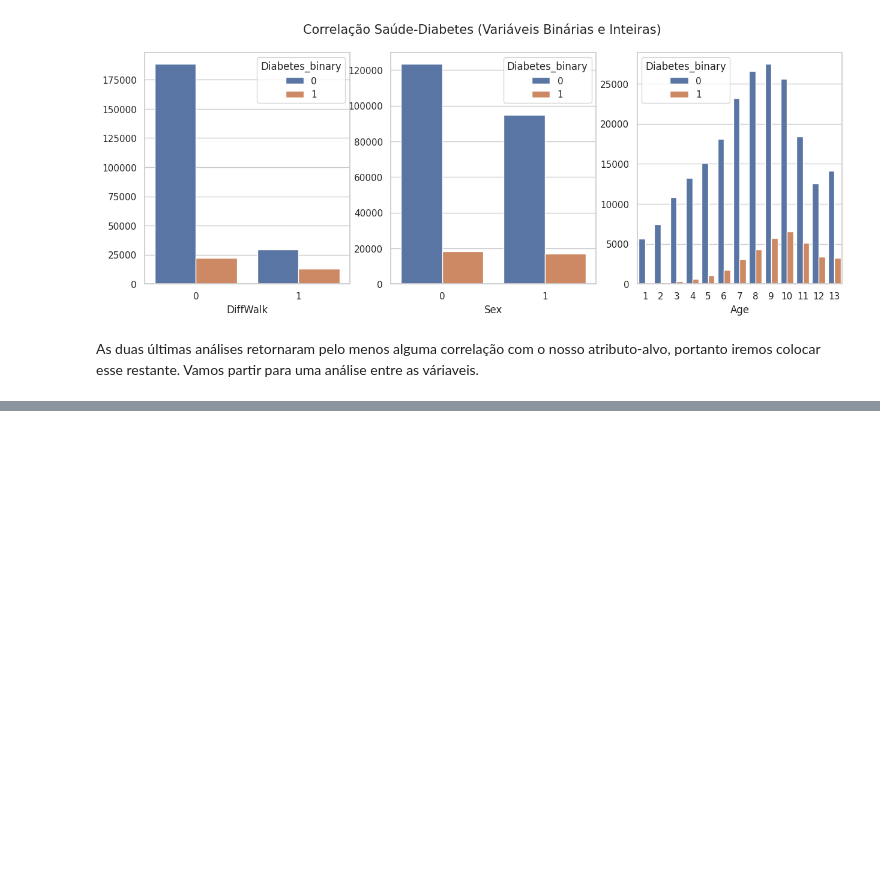
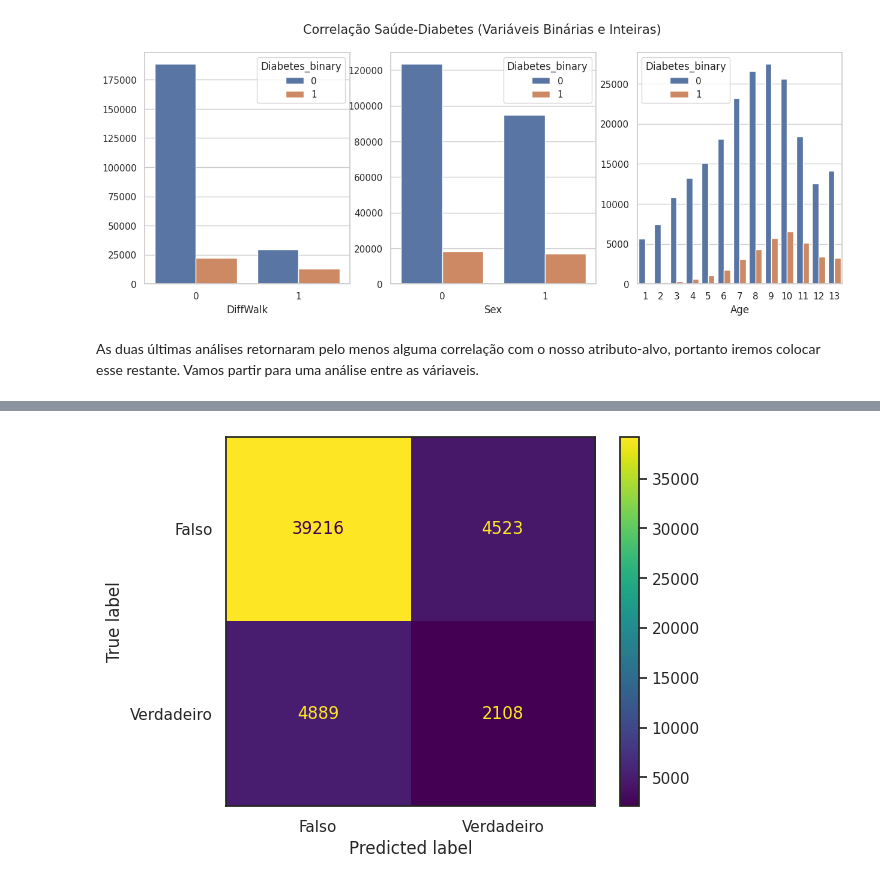
Before and after one commit to RexynyN/current-semester, a Jupyter notebook: ICD/final_analysis.ipynb, the cells around one changed output, grey strips where cells are left out. Saved outputs shown, nothing was run; the diff lists cells and outputs as text; code cells hidden in the pictures; blank space fills up the shorter version.

```diff
--- a/ICD/final_analysis.ipynb
+++ b/ICD/final_analysis.ipynb
@@ -189,0 +419,4 @@ ValueError: Cannot pass values for both `x` and `y`
+# %%
+ConfusionMatrixDisplay.from_estimator(tree, X_test, y_test, display_labels=["Falso", "Verdadeiro"]);
+# %% [output]
+[figure, added]
```
Also changed, not shown: parts of 34 cells of this notebook, 2 other files.
